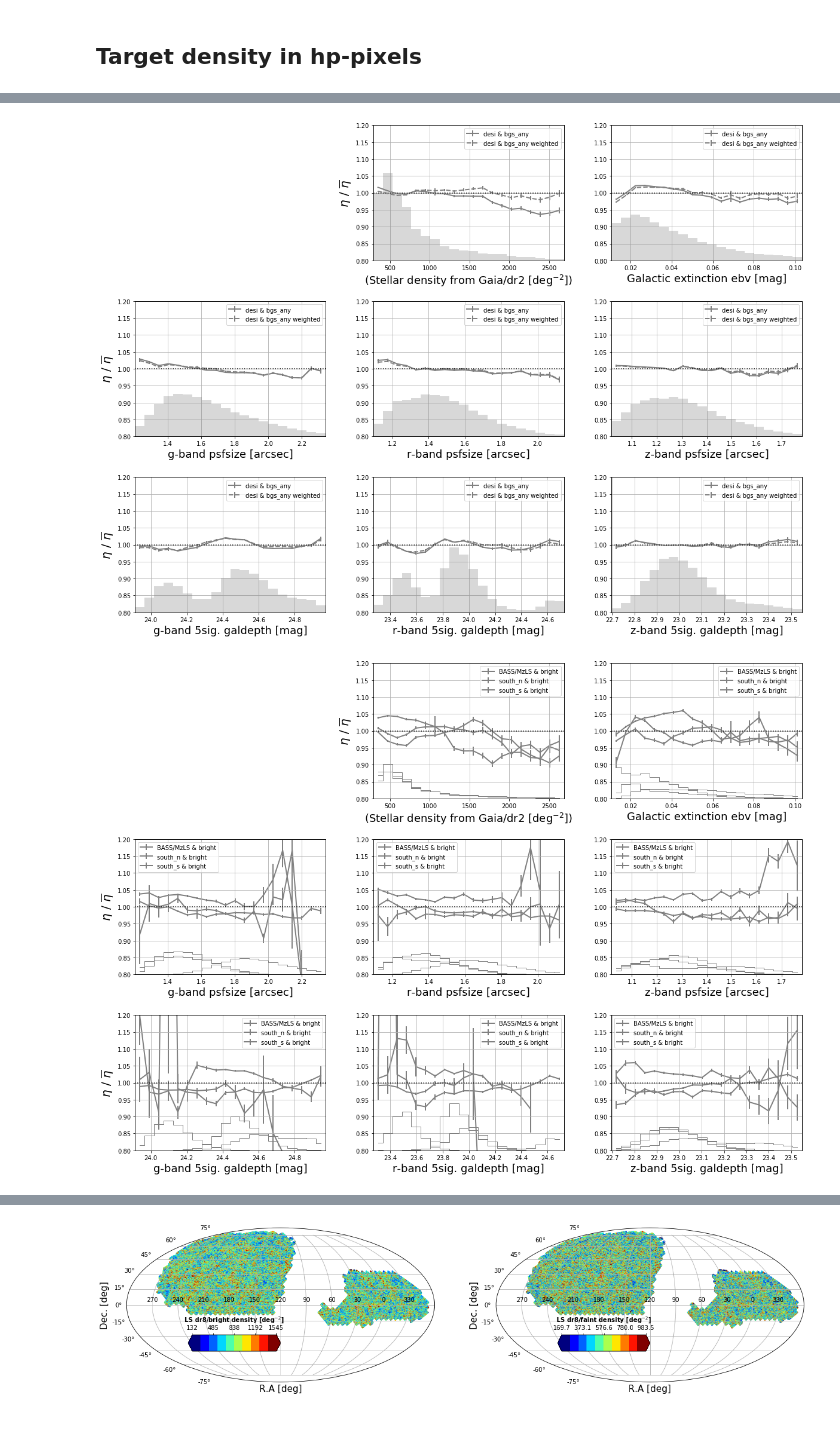
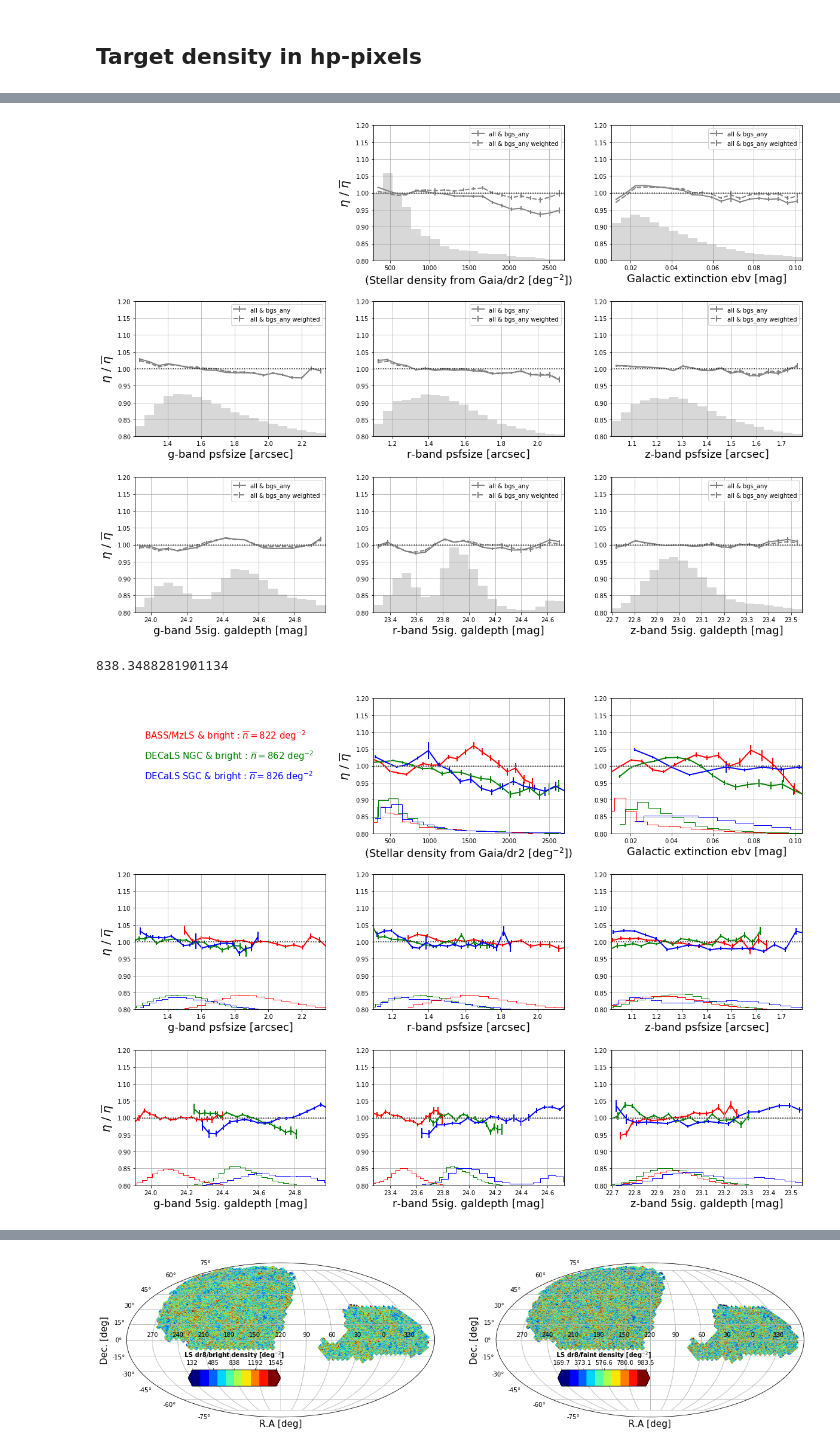
Before and after one commit to qmxp55/bgstargets, a Jupyter notebook: doc/getBGScat_with_weights.ipynb, the cells around one changed output, grey strips where cells are left out. Cells and saved outputs as stored; diff of their text form; code cells hidden in the pictures.

```diff
--- a/doc/getBGScat_with_weights.ipynb
+++ b/doc/getBGScat_with_weights.ipynb
@@ -155,20 +157,22 @@ reg
 # %%
 # get b and m coefficients for stellar density weights
-fig    = plt.figure(figsize=(18,10))
-gs     = gridspec.GridSpec(2,2,hspace=0.30,wspace=0.25)
+fig    = plt.figure(figsize=(18,15))
+gs     = gridspec.GridSpec(3,2,hspace=0.30,wspace=0.25)
 
 isdesi     = (hpdict['isdesi']) & (hpdict['bgsfracarea']>0)
 namesel = 'bgs_any'
 syst='stardens'
 ws = {}
 
-for num, key in enumerate(['desi', 'north', 'south_n', 'south_s']):
+for num, key in enumerate(['desi', 'north', 'south', 'south_n', 'south_s']):
 
 #fig    = plt.figure(figsize=(9,5))
 #gs     = gridspec.GridSpec(1,1,hspace=0.30,wspace=0.25)
+    if key == 'desi': reg_ = 'all'
+    else: reg_ = key
 
-    b0, m0 = plot_sysdens(hpdicttmp=hpdict, namesels=[namesel], regs=[key], syst=syst, mainreg=isdesi, xlim=None, n=num, nx=20,
-             clip=True, denslims=False, ylab=True, weights=True, fig=fig, gs=gs, label=True, title=key)
+    b0, m0 = plot_sysdens(hpdicttmp=hpdict, namesels=[namesel], regs=[reg_], syst=syst, mainreg=isdesi, xlim=None, n=num, nx=20,
+             clip=True, denslims=False, ylab=True, weights=True, fig=fig, gs=gs, label=True, title=key, overbyreg=True)
 
     print(key, b0, m0)
     ws[key] = 1./((m0)*hpdict['stardens'] + b0)
@@ -194,29 +199,54 @@ for i in range(9):
     if (i%3==0) or (i==1): ylab=True
     else: ylab = False
 
-    plot_sysdens(hpdicttmp=hpdict, namesels=[namesel], regs=[reg], syst=systs[i-1], mainreg=isdesi, xlim=None, n=i, nx=20,
+    plot_sysdens(hpdicttmp=hpdict, namesels=[namesel], regs=['all'], syst=systs[i-1], mainreg=isdesi, xlim=None, n=i, nx=20,
              clip=True, denslims=False, ylab=ylab, weights=True, fig=fig, gs=gs, label=True, ws=ws['desi'])
 
 fig.savefig('syst_w_weights_%s_%s_%s.png' %(dr, reg, namesel), bbox_inches = 'tight', pad_inches = 0)
 # %% [output]
-[figure, old version]
+[figure, new version]
+# %%
+hpdict['meandens_'+'bright'+'_'+'all']
+# %% [output]
+838.3488281901134
 # %%
 systs      = ['stardens','ebv','psfsize_g', 'psfsize_r', 'psfsize_z','galdepth_g', 'galdepth_r', 'galdepth_z']
 
 fig    = plt.figure(figsize=(20,15))
 gs     = gridspec.GridSpec(3,3,hspace=0.30,wspace=0.25)
 #ws = ws['desi']
 namesel = 'bright'
+#namesel = 'bgs_any'
+regs = ['north', 'south_n', 'south_s']
+cols       = ['r','g','b']
 
 for i in range(9):
+
+    if i == 0:
+        axinfo = fig.add_subplot(gs[i])
+        # infos
+        axinfo.axis('off')
+        #axinfo.text(0.5,0.9,namesel,fontsize=20,fontweight='bold',ha='center',transform=axinfo.transAxes)
+        tmpy = 0.7
+            #for regi,col in zip(regs,cols):
+            #if reg == 'south':reg_ = 'DECaLS+DES'
+            #else: reg_ = reg
+        for reg_,col in zip(regs,cols):
+            if reg_ == 'north': lab = 'BASS/MzLS'
+            elif reg_ == 'south_s': lab = 'DECaLS SGC'
+            elif reg_ == 'south_n': lab = 'DECaLS NGC'
+            tmpstr = lab+' & '+namesel+' : '+r'$\overline{n}=$'+'%.0f'%hpdict['meandens_'+namesel+'_'+reg_]+r' deg$^{-2}$'
+            axinfo.text(0.05,tmpy,tmpstr,color=col,fontsize=15,transform=axinfo.transAxes)
+            tmpy  -= 0.15
 
     if i == 0: continue
     if (i%3==0) or (i==1): ylab=True
     else: ylab = False
 
-    plot_sysdens(hpdicttmp=hpdict, namesels=[namesel], regs=['north', 'south_n', 'south_s'], syst=systs[i-1], mainreg=isdesi, xlim=None, n=i, nx=20,
-             clip=True, denslims=False, ylab=ylab, weights=False, fig=fig, gs=gs, label=True, ws=None)
+    plot_sysdens(hpdicttmp=hpdict, namesels=[namesel], regs=regs, syst=systs[i-1], mainreg=isdesi, xlim=None, n=i, nx=20,
+             clip=True, denslims=False, ylab=ylab, weights=False, fig=fig, gs=gs, label=False, ws=None, cols=cols, overbyreg=True,
+                    percentiles=[1,99])
 
-fig.savefig('syst_w_weights_%s_%s_%s.png' %(dr, reg, namesel), bbox_inches = 'tight', pad_inches = 0)
+fig.savefig('syst_%s_%s_%s.png' %(dr, reg, namesel), bbox_inches = 'tight', pad_inches = 0)
 # %% [output]
-[figure, old version]
+[figure, new version]
```
Also changed, not shown: parts of 37 cells of this notebook, 6 other files.
